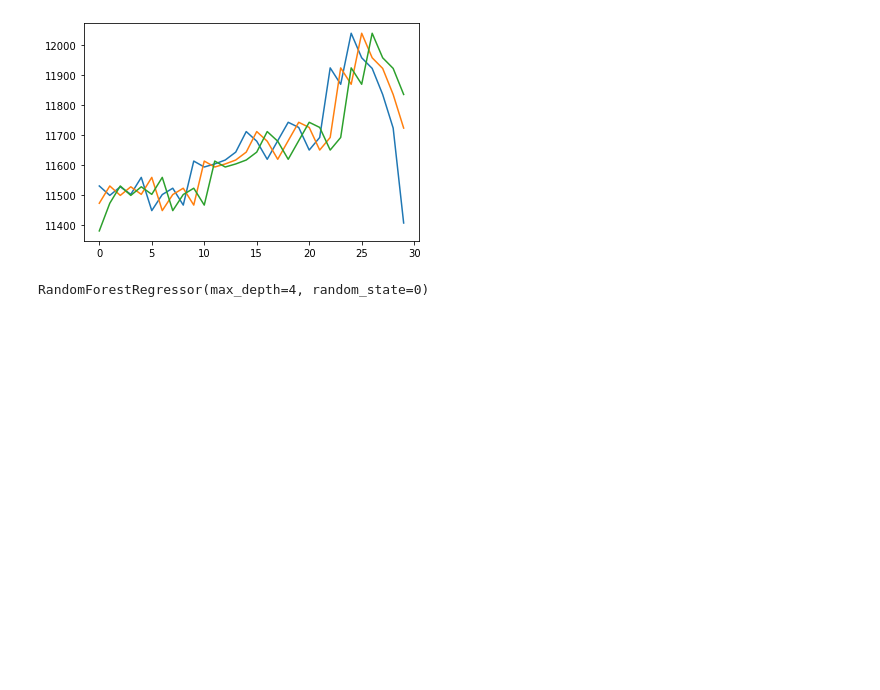
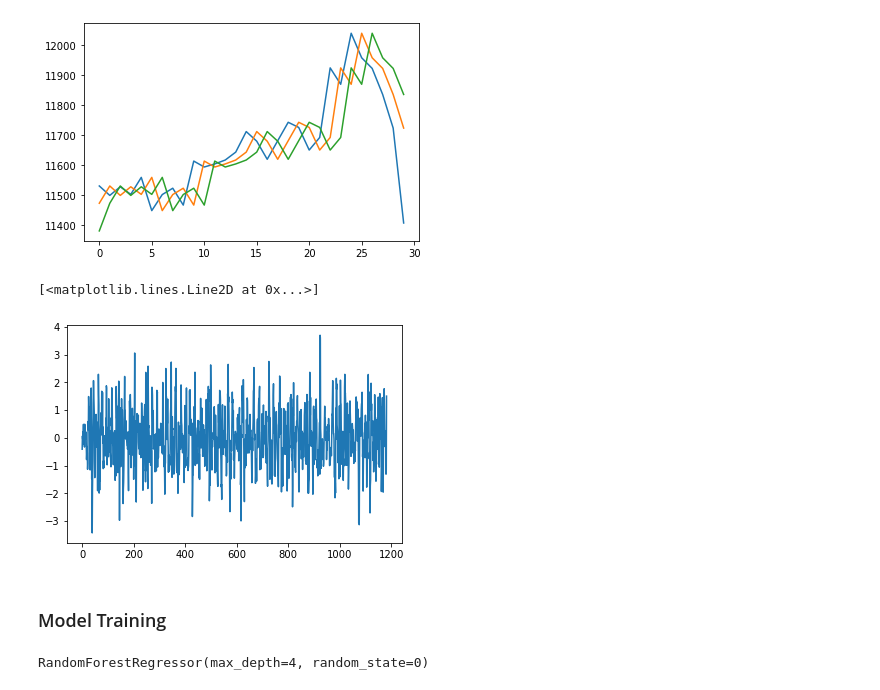
Before and after one commit to Sergeytata/Data-Science-Small-Tutorial, a Jupyter notebook: for_noobs_with_love.ipynb, the cells around one changed output. Cells and saved outputs as stored; diff of their text form; code cells hidden in the pictures; blank space fills up the shorter version.

```diff
--- a/for_noobs_with_love.ipynb
+++ b/for_noobs_with_love.ipynb
@@ -295,6 +427,15 @@ plt.plot(X_train['prev_price3'][0:30])
 # %% [output]
 [<matplotlib.lines.Line2D at 0x...>]
 [figure]
+# %%
+plt.plot(X_train['prev_price2'])
+# plt.plot(price_polyfit)
+# plt.plot(y_test)
+# %% [output]
+[<matplotlib.lines.Line2D at 0x...>]
+[figure, added]
+# %% [markdown]
+### Model Training
 # %%
 # Define your ML model
 regr = RandomForestRegressor(max_depth=4, random_state=0)
```
Also changed, not shown: parts of 26 cells of this notebook.
